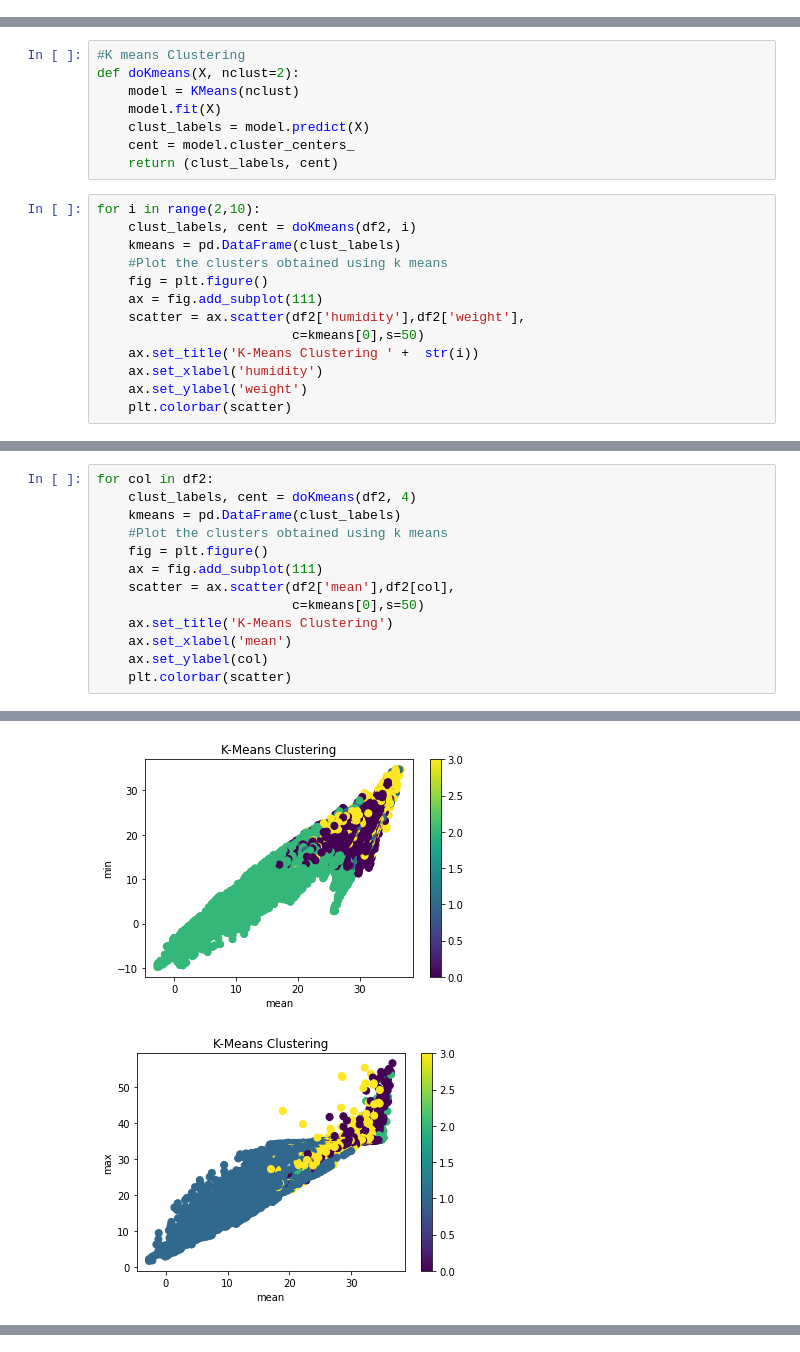
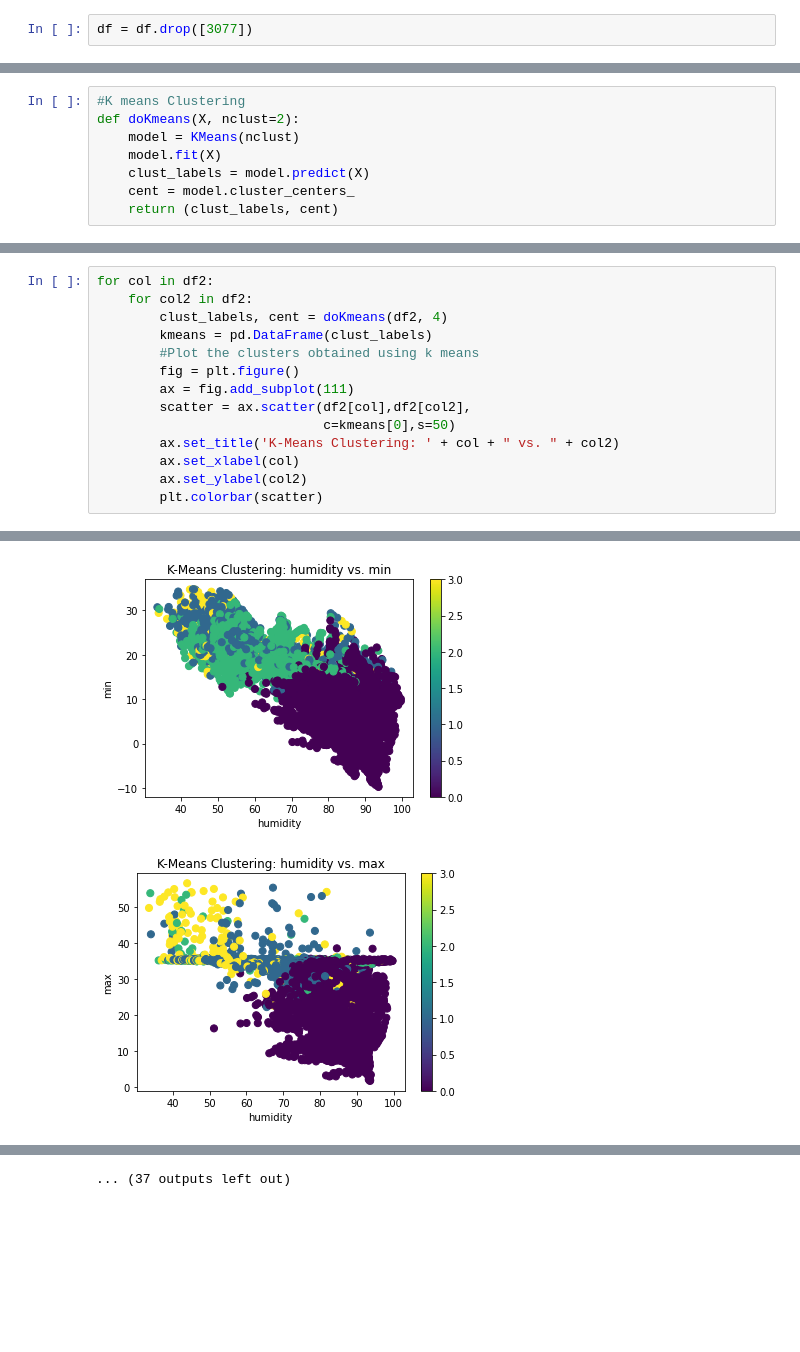
Before and after one commit to AFineSortie/Apicultural-Conservation-and-Technology, a Jupyter notebook: beehive-metrics_2017.ipynb, the cells around one changed output, grey strips where cells are left out. Cells and saved outputs as stored; diff of their text form; blank space fills up the shorter version.

```diff
--- a/beehive-metrics_2017.ipynb
+++ b/beehive-metrics_2017.ipynb
@@ -209,0 +232,2 @@ df = df.dropna()
+# %%
+df = df.drop([3077])
@@ -344,16 +377,3 @@ def doKmeans(X, nclust=2):
     clust_labels = model.predict(X)
     cent = model.cluster_centers_
     return (clust_labels, cent)
-# %%
-for i in range(2,10):
-    clust_labels, cent = doKmeans(df2, i)
-    kmeans = pd.DataFrame(clust_labels)
-    #Plot the clusters obtained using k means
-    fig = plt.figure()
-    ax = fig.add_subplot(111)
-    scatter = ax.scatter(df2['humidity'],df2['weight'],
-                         c=kmeans[0],s=50)
-    ax.set_title('K-Means Clustering ' +  str(i))
-    ax.set_xlabel('humidity')
-    ax.set_ylabel('weight')
-    plt.colorbar(scatter)
@@ -369,14 +380,15 @@ for i in range(2,10):
 # %%
 for col in df2:
-    clust_labels, cent = doKmeans(df2, 4)
-    kmeans = pd.DataFrame(clust_labels)
-    #Plot the clusters obtained using k means
-    fig = plt.figure()
-    ax = fig.add_subplot(111)
-    scatter = ax.scatter(df2['mean'],df2[col],
-                         c=kmeans[0],s=50)
-    ax.set_title('K-Means Clustering')
-    ax.set_xlabel('mean')
-    ax.set_ylabel(col)
-    plt.colorbar(scatter)
+    for col2 in df2:
+        clust_labels, cent = doKmeans(df2, 4)
+        kmeans = pd.DataFrame(clust_labels)
+        #Plot the clusters obtained using k means
+        fig = plt.figure()
+        ax = fig.add_subplot(111)
+        scatter = ax.scatter(df2[col],df2[col2],
+                             c=kmeans[0],s=50)
+        ax.set_title('K-Means Clustering: ' + col + " vs. " + col2)
+        ax.set_xlabel(col)
+        ax.set_ylabel(col2)
+        plt.colorbar(scatter)
 # %% [output]
@@ -384,2 +396,2 @@ for col in df2:
-[figure, old version]
+[figure, new version]
-[figure, old version]
+[figure, new version]
@@ -389,0 +407 @@ for col in df2:
+... (37 outputs left out)
```
Also changed, not shown: parts of 12 cells of this notebook, 3 other files.
